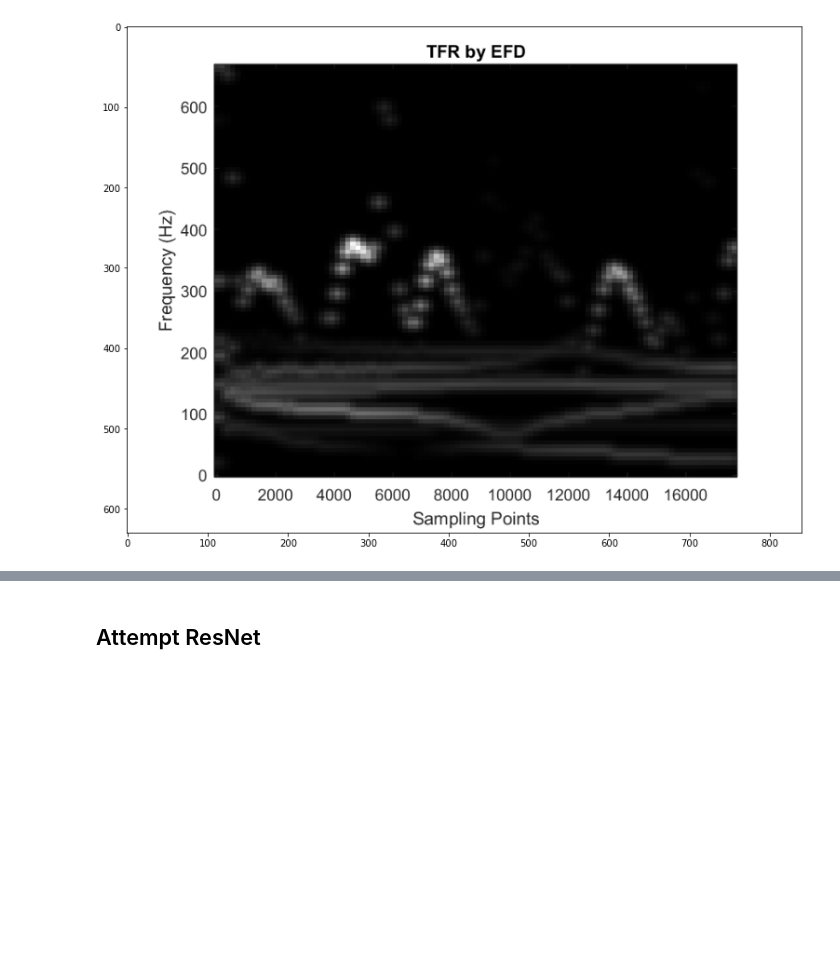
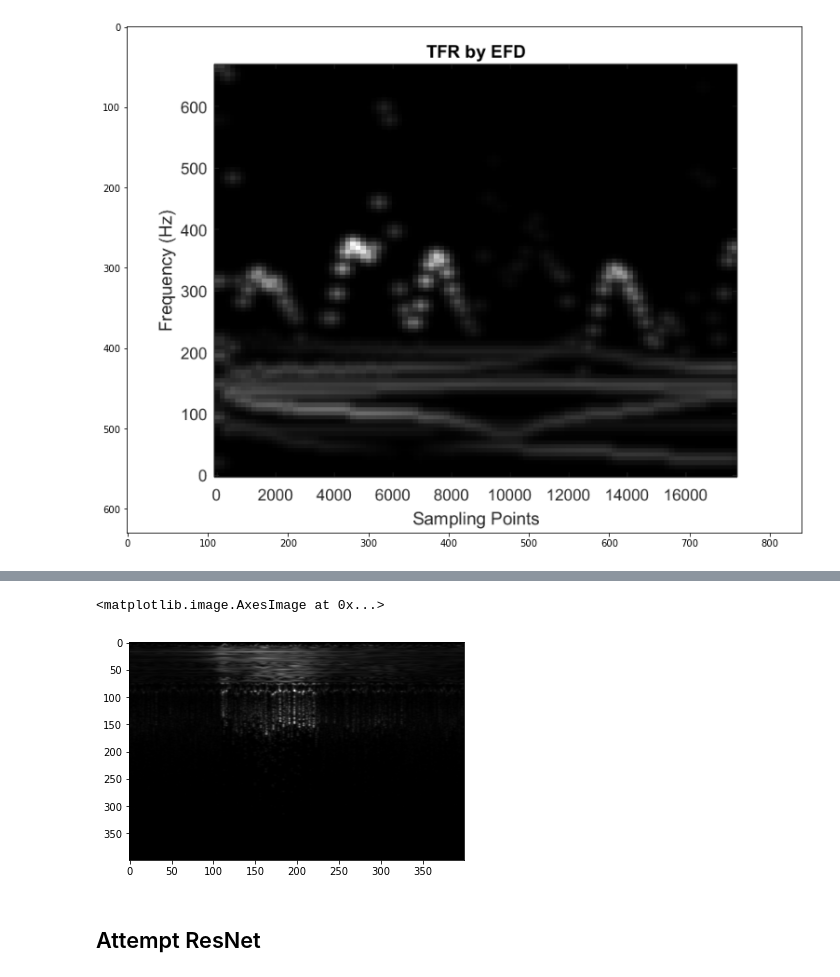
Before and after one commit to chenkecoco1/EMG_Analysis, a Jupyter notebook: EWT & EFD.ipynb, the cells around one changed output, grey strips where cells are left out. Saved outputs shown, nothing was run; the diff lists cells and outputs as text; code cells hidden in the pictures; blank space fills up the shorter version.

```diff
--- a/EWT & EFD.ipynb
+++ b/EWT & EFD.ipynb
@@ -774,3 +451,10 @@ with open(r'C:\Ninapro\ewf\s20.txt', 'w') as f:
+# %%
+img_tt3=pd.read_csv(r"C:\Ninapro\efd_result\efdS6_C2_G3_T6.csv")
+#basic plot
+plt.imshow(img_tt3,aspect='auto',cmap='gray')
+# %% [output]
+<matplotlib.image.AxesImage at 0x...>
+[figure, added]
 # %% [markdown]
 ## Attempt ResNet
 # %%
```
Also changed, not shown: parts of 40 cells of this notebook.
